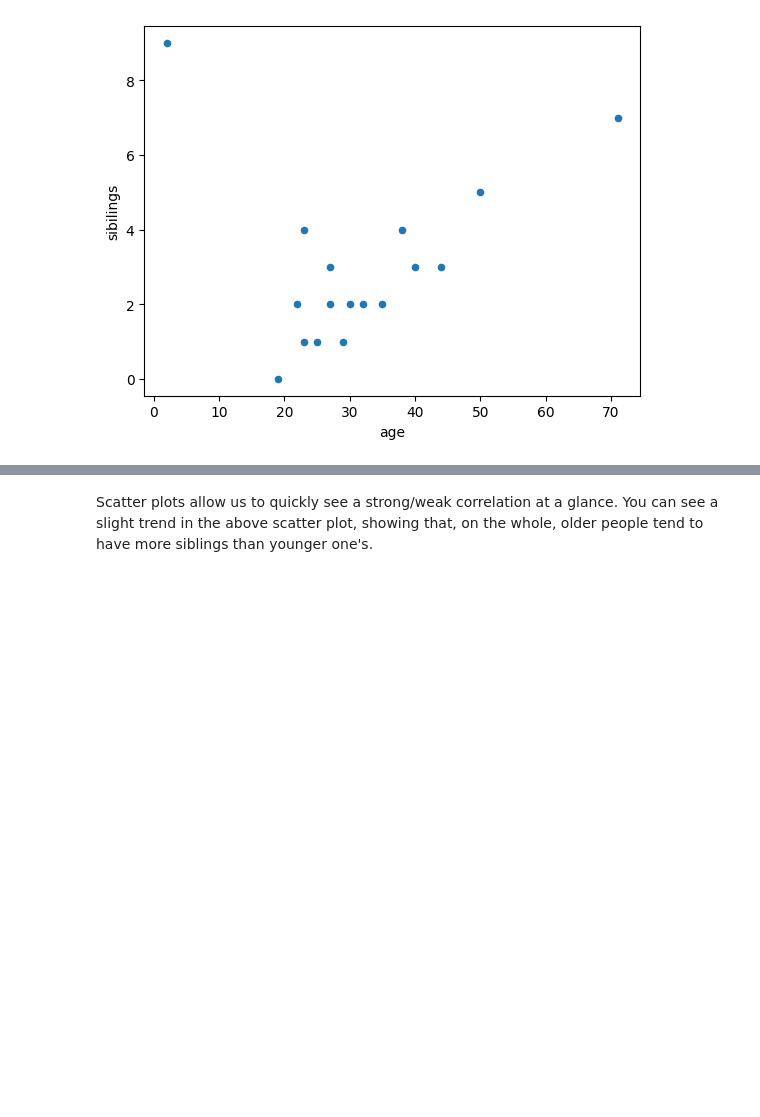
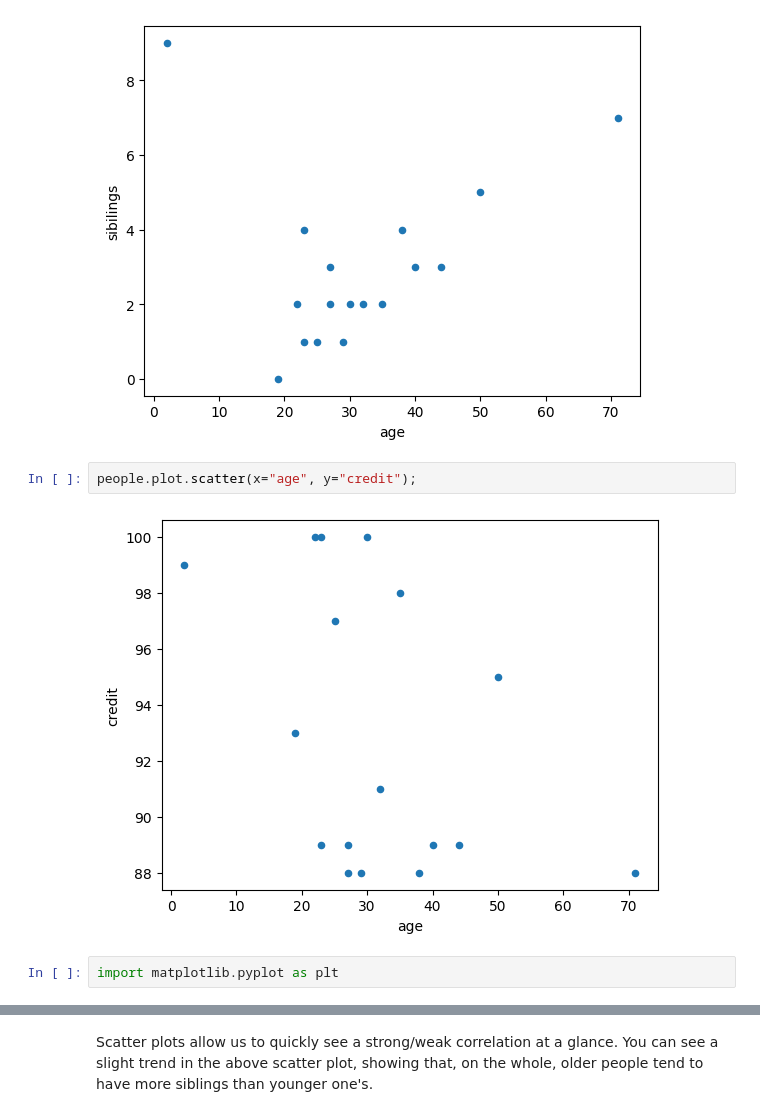
Before and after one commit to PhoenixCC0722/JoinTheGame_Magist, a Jupyter notebook: 12_pandas_plot.ipynb, the cells around one changed output, grey strips where cells are left out. Drawn from its saved outputs; the diff is of its cells as text; blank space fills up the shorter version.

```diff
--- a/12_pandas_plot.ipynb
+++ b/12_pandas_plot.ipynb
@@ -126,3 +138,9 @@ Whenever you want to see if there is a relationship between two numerical variab
 people.plot.scatter(x="age", y="sibilings");
 # %% [output]
 [figure]
+# %%
+people.plot.scatter(x="age", y="credit");
+# %% [output]
+[figure, added]
+# %%
+import matplotlib.pyplot as plt
```
Also changed, not shown: parts of 6 cells of this notebook.
